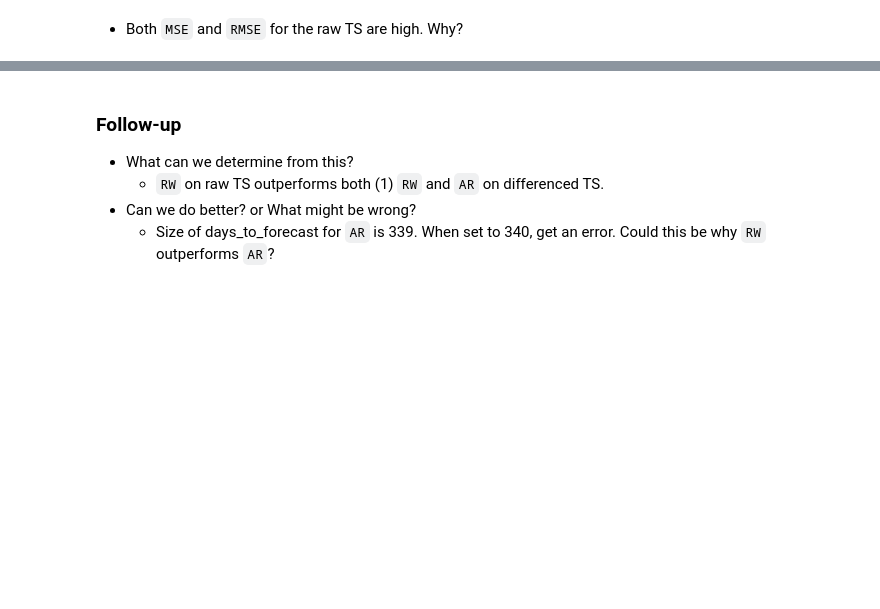
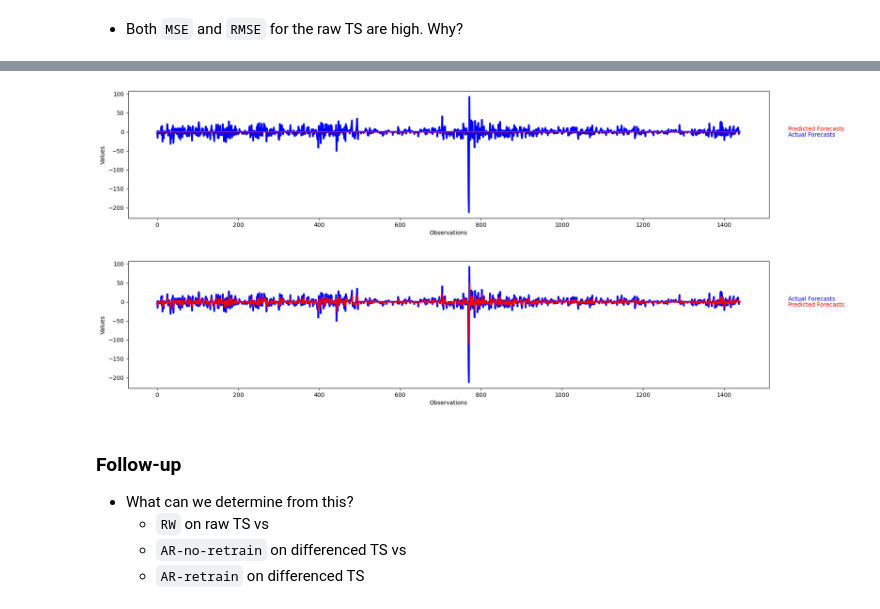
Before and after one commit to Brinkley97/applied_time_series_and_machine_learning, a Jupyter notebook: framework_for_time_series_data/nlp_ts/paper-bitcoin_daily.ipynb, the cells around one changed output, grey strips where cells are left out. Cells and saved outputs as stored; diff of their text form; code cells hidden in the pictures; blank space fills up the shorter version.

```diff
--- a/framework_for_time_series_data/nlp_ts/paper-bitcoin_daily.ipynb
+++ b/framework_for_time_series_data/nlp_ts/paper-bitcoin_daily.ipynb
@@ -329,0 +333,3 @@ EvaluationMetric.plot_predictions(train_df, rw_predictions, lag=1)
+# %%
+diff_test_df = diff_test_uts.get_as_df()
+diff_test_df
@@ -329,0 +351,11 @@ EvaluationMetric.plot_predictions(train_df, rw_predictions, lag=1)
+# %%
+arma_model_class = ARMA()
+
+lag_p, error_q = 1, 1
+arma_model = arma_model_class.train_arma_model(diff_train_df, lag_p, error_q)
+# %%
+# retrain false
+arma_predictions_no_retrain = arma_model_class.predict(arma_model, diff_train_df, diff_test_df, False, lag_p)
+
+# retrain true
+arma_predictions_retrain = arma_model_class.predict(arma_model, diff_train_df, diff_test_df, True, lag_p)
@@ -329,0 +412,4 @@ EvaluationMetric.plot_predictions(train_df, rw_predictions, lag=1)
+# %%
+# import numpy as np
+arma_predictions_no_retrain = list(arma_predictions_no_retrain)
+arma_predictions_no_retrain
@@ -330,6 +458,12 @@ EvaluationMetric.plot_predictions(train_df, rw_predictions, lag=1)
+# %%
+EvaluationMetric.plot_predictions(diff_test_df, arma_predictions_no_retrain, lag=lag_p)
+EvaluationMetric.plot_predictions(diff_test_df, arma_predictions_retrain, lag=lag_p)
+# %% [output]
+[figure, added]
+[figure, added]
 # %% [markdown]
 ### Follow-up
 - What can we determine from this?
-    - `RW` on raw TS outperforms both (1) `RW` and `AR` on differenced TS.
-- Can we do better? or What might be wrong?
-    - Size of days_to_forecast for `AR` is 339. When set to 340, get an error. Could this be why `RW` outperforms `AR`?
+    - `RW` on raw TS vs
+    - `AR-no-retrain` on differenced TS vs
+    - `AR-retrain` on differenced TS
```
Also changed, not shown: parts of 35 cells of this notebook.
